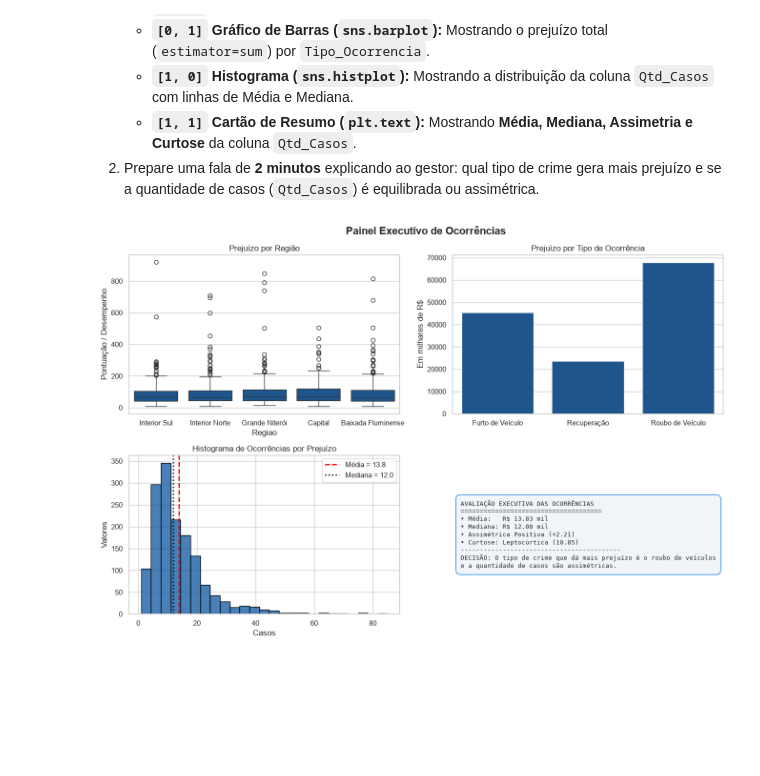
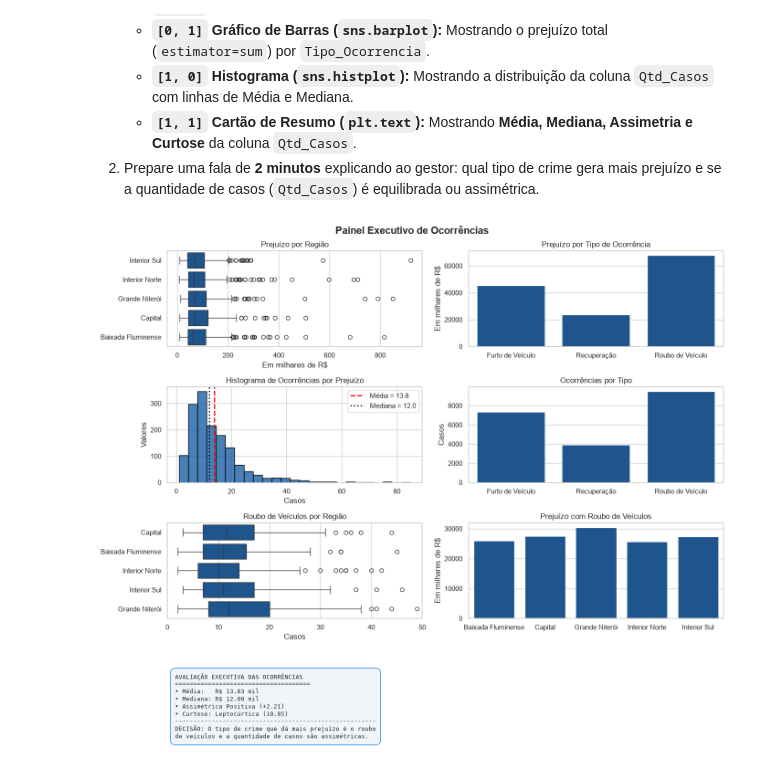
Before and after one commit to GustavoSantosRJ/Estatistica_Descritiva, a Jupyter notebook: Codigos/10_00_Estudo_Caso_Grupo_Resolucao_Problemas_aluno.ipynb, the cells around one changed output. Cells and saved outputs as stored; diff of their text form; code cells hidden in the pictures; blank space fills up the shorter version.

```diff
--- a/Codigos/10_00_Estudo_Caso_Grupo_Resolucao_Problemas_aluno.ipynb
+++ b/Codigos/10_00_Estudo_Caso_Grupo_Resolucao_Problemas_aluno.ipynb
@@ -225,16 +225,17 @@ Monte o painel visual completo do seu grupo (4 gráficos em uma única imagem `2
 2. Prepare uma fala de **2 minutos** explicando ao gestor: qual tipo de crime gera mais prejuízo e se a quantidade de casos (`Qtd_Casos`) é equilibrada ou assimétrica.
 # %%
 # Escreva aqui o código em grupo da Atividade 2 (Nível Intermediário):
+import matplotlib.pyplot as plt
 import seaborn as sns
 
 sns.set_theme(style="whitegrid", palette="Blues_r")
-fig, axes = plt.subplots(2, 2, figsize=(14, 9))
+fig, axes = plt.subplots(4, 2, figsize=(14, 12))
 fig.suptitle("Painel Executivo de Ocorrências", fontsize=16, fontweight='bold', y=0.98,)
 
 # Boxplot: Prejuízo por Região
 df = df_completo[["Regiao", "Prejuizo_Estimado_Mil"]].copy()
 sns.boxplot(data = df,
-            x = "Regiao", y = "Prejuizo_Estimado_Mil",
+            y = "Regiao", x = "Prejuizo_Estimado_Mil",
             ax=axes[0,0]
             )
 '''
@@ -246,7 +247,8 @@ axes[0].boxplot(
 )
 '''
 axes[0, 0].set_title("Prejuízo por Região")
-axes[0, 0].set_ylabel("Pontuação / Desempenho")
+axes[0, 0].set_xlabel("Em milhares de R$")
+axes[0, 0].set_ylabel("")
 
 # Gráfico de Barras: Prejuízo por Tipo de Ocorrência
 df = df_completo.groupby(["Tipo_Ocorrencia"])["Prejuizo_Estimado_Mil"].sum()
@@ -271,36 +273,69 @@ axes[1, 0].axvline(media, linestyle='--', linewidth=2, color = "red",
             label=f'Média = {media:.1f}')
 
 axes[1, 0].axvline(mediana, linestyle=':', linewidth=2, color ="black",
             label=f'Mediana = {mediana:.1f}')
 
 axes[1, 0].set_title(f'Histograma de Ocorrências por Prejuízo')
 axes[1, 0].set_xlabel('Casos')
 axes[1, 0].set_ylabel('Valores')
 axes[1, 0].legend()
 
+# Gráfico de Barras: Prejuízo por Tipo de Ocorrência
+df = df_completo.groupby(["Tipo_Ocorrencia"])["Qtd_Casos"].sum()
+sns.barplot(data=df,
+            ax = axes[1, 1]
+            )
+axes[1, 1].set_title("Ocorrências por Tipo")
+axes[1, 1].set_xlabel("")
+axes[1, 1].set_ylabel("Casos")
 '''
 sns.histplot(serie_prejuizo, bins=35, kde=True, color='#3182bd')
 axes[0].axvline(media, color='#de2d26', linestyle='--', linewidth=2, label=f'Média: R$ {media:.1f}k')
 axes[0].axvline(mediana, color='#2ca25f', linestyle='-', linewidth=2, label=f'Mediana: R$ {mediana:.1f}k')
 axes[0].set_title('Distribuição dos Prejuízos (Cauda Longa à Direita)', fontweight='bold')
 axes[0].set_xlabel('Prejuízo Estimado (R$ mil)')
 axes[0].legend()
 '''
 
+# Boxplot: Prejuízo por Região
+df = df_completo.query("Tipo_Ocorrencia == 'Roubo de Veículo'")
+df = df[["Regiao", "Qtd_Casos"]]
+sns.boxplot(data = df,
+            y = "Regiao", x = "Qtd_Casos",
+            ax=axes[2,0]
+            )
+axes[2, 0].set(xlim=(0, 50))
+axes[2, 0].set_title("Roubo de Veículos por Região")
+axes[2, 0].set_xlabel("Casos")
+axes[2, 0].set_ylabel("")
+
+# Gráfico de Barras: Prejuízo por Tipo de Ocorrência
+df = df_completo.groupby(["Regiao"])["Prejuizo_Estimado_Mil"].sum()
+sns.barplot(data=df,
+            ax = axes[2, 1]
+            )
+axes[2, 1].set_title("Prejuízo com Roubo de Veículos")
+axes[2, 1].set_xlabel("")
+axes[2, 1].set_ylabel("Em milhares de R$")
+
+
 texto_casos = (f"AVALIAÇÃO EXECUTIVA DAS OCORRÊNCIAS\n"
             f"{'='*37}\n"
             f"• Média:   R$ {media:.2f} mil\n"
             f"• Mediana: R$ {mediana:.2f} mil\n"
             f"• Assimétrica Positiva (+{assimetria:.2f})\n"
             f"• Curtose: Leptocúrtica ({curtose:.2f})\n"
-            f"{'-'*42}\n"
-            f"DECISÃO: O tipo de crime que dá mais prejuízo é o roubo de veículos\n"
-            f"e a quantidade de casos são assimétricas."
+            f"{'-'*55}\n"
+            f"DECISÃO: O tipo de crime que dá mais prejuízo é o roubo\n"
+            f"de veículos e a quantidade de casos são assimétricas."
             )
-axes[1, 1].axis('off')
-axes[1, 1].text(0.03, 0.5, texto_casos, fontsize=9, family='monospace', va='center',
+axes[3, 0].axis('off')
+axes[3, 0].text(0.03, 0.5, texto_casos, fontsize=9, family='monospace', va='center',
 bbox=dict(boxstyle='round,pad=0.8', facecolor='#f1f5f9', edgecolor="#0f7fee"))
+
+axes[3, 1].axis('off')
+
 plt.tight_layout()
 plt.show()
 # %% [output]
-[figure, old version]
+[figure, new version]
```
Also changed, not shown: parts of 1 cell of this notebook, 2 other files.
